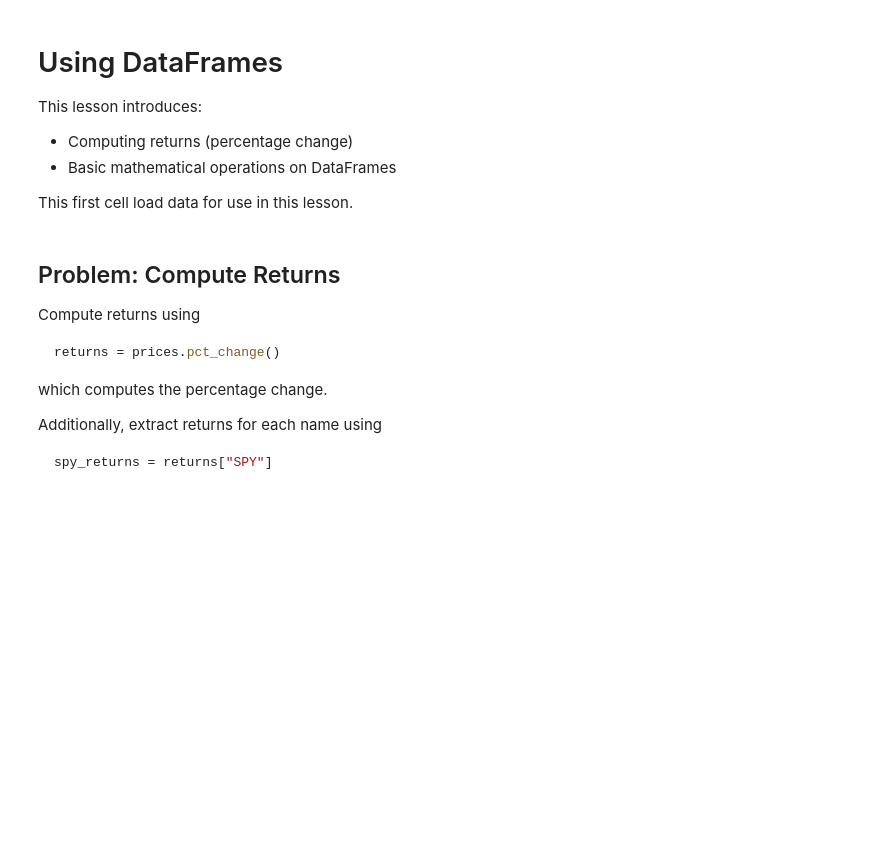
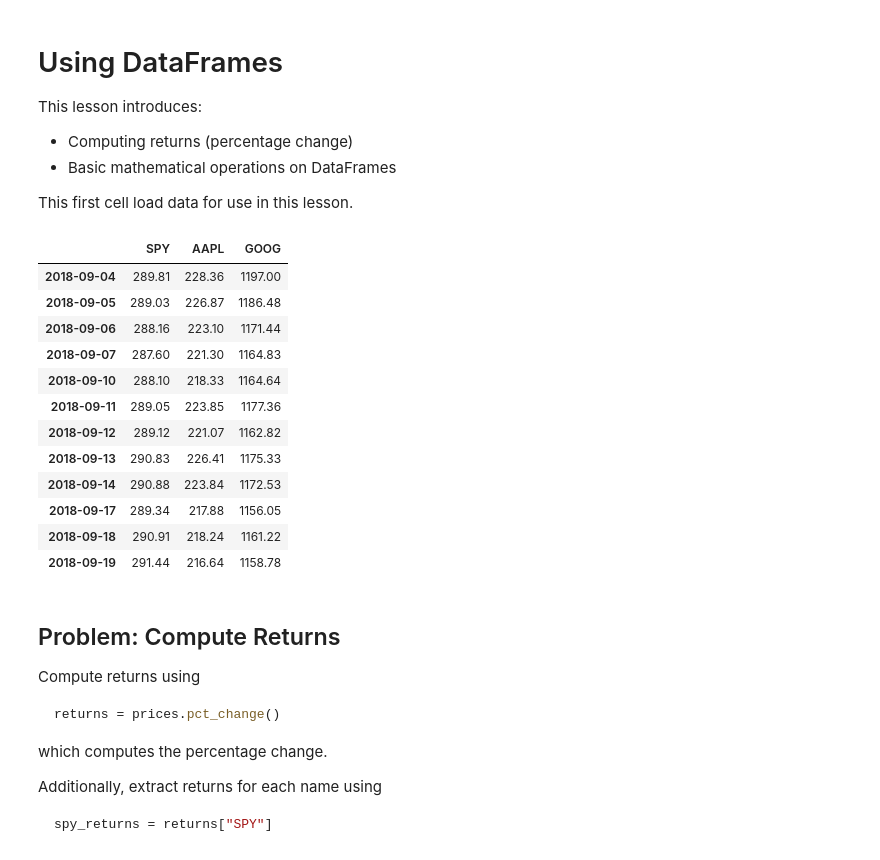
Before and after one commit to GeorgeHockey/python-introduction, a Jupyter notebook: course/introduction/lesson-8.ipynb, the cells around one changed output. Cells and saved outputs as stored; diff of their text form; code cells hidden in the pictures; blank space fills up the shorter version.

```diff
--- a/course/introduction/lesson-8.ipynb
+++ b/course/introduction/lesson-8.ipynb
@@ -13,6 +13,23 @@ import pandas as pd
 prices = pd.read_hdf("data/dataframes.h5", "prices")
 sep_04 = pd.read_hdf("data/dataframes.h5", "sep_04")
 goog = pd.read_hdf("data/dataframes.h5", "goog")
+# %%
+prices.columns:["SPY", "AAPL", "GOOG"]
+prices
+# %% [output]
+|  | SPY | AAPL | GOOG |
+| 2018-09-04 | 289.81 | 228.36 | 1197.00 |
+| 2018-09-05 | 289.03 | 226.87 | 1186.48 |
+| 2018-09-06 | 288.16 | 223.10 | 1171.44 |
+| 2018-09-07 | 287.60 | 221.30 | 1164.83 |
+| 2018-09-10 | 288.10 | 218.33 | 1164.64 |
+| 2018-09-11 | 289.05 | 223.85 | 1177.36 |
+| 2018-09-12 | 289.12 | 221.07 | 1162.82 |
+| 2018-09-13 | 290.83 | 226.41 | 1175.33 |
+| 2018-09-14 | 290.88 | 223.84 | 1172.53 |
+| 2018-09-17 | 289.34 | 217.88 | 1156.05 |
+| 2018-09-18 | 290.91 | 218.24 | 1161.22 |
+| 2018-09-19 | 291.44 | 216.64 | 1158.78 |
 # %% [markdown]
 ## Problem: Compute Returns
 
```
Also changed, not shown: parts of 5 cells of this notebook, 1 other file.
